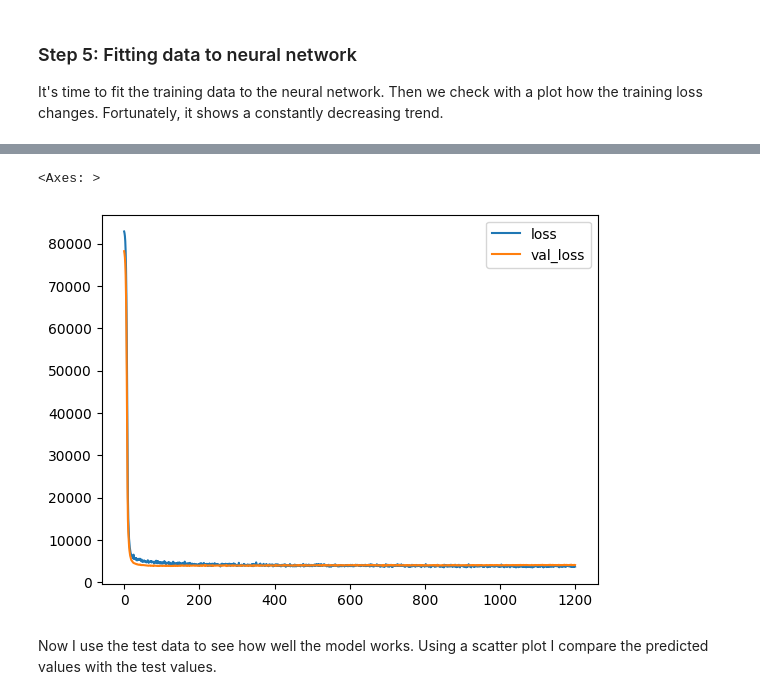
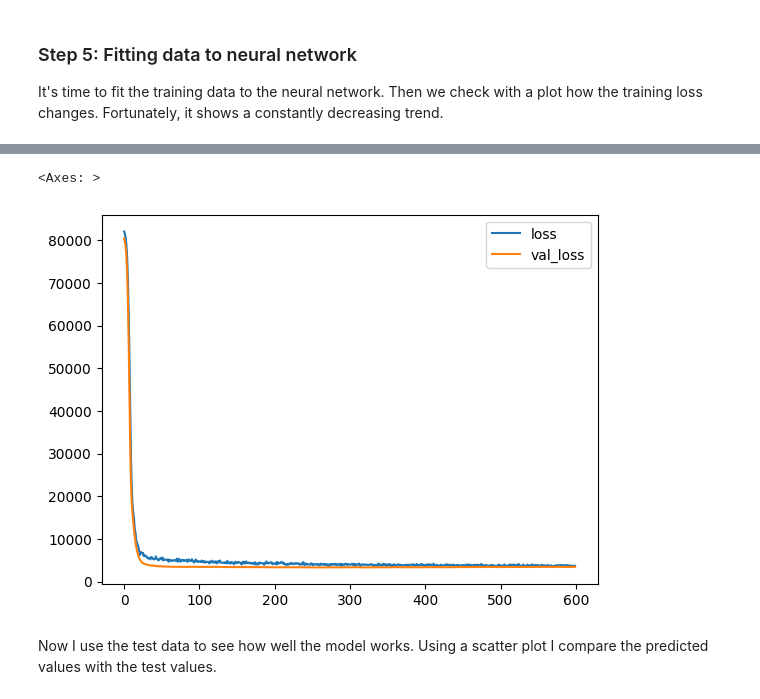
Before and after one commit to FabianZsolt/deeplearning, a Jupyter notebook: Assignments/Exercise project 1 - ANN for regression/Exercise project 1 - ANN for regression File.ipynb, the cells around one changed output, grey strips where cells are left out. Saved outputs shown, nothing was run; the diff lists cells and outputs as text; code cells hidden in the pictures.

```diff
--- a/Assignments/Exercise project 1 - ANN for regression/Exercise project 1 - ANN for regression File.ipynb
+++ b/Assignments/Exercise project 1 - ANN for regression/Exercise project 1 - ANN for regression File.ipynb
@@ -153,7 +131,7 @@ Model: "sequential_2"
 ### Step 5: Fitting data to neural network
 It's time to fit the training data to the neural network. Then we check with a plot how the training loss changes. Fortunately, it shows a constantly decreasing trend.
 # %%
-model.fit(x=X_train, y=y_train, epochs=1200, validation_data=(X_val, y_val))
+model.fit(x=X_train, y=y_train, epochs=600, validation_data=(X_val, y_val))
 
 loss_df = pd.DataFrame(model.history.history)
 loss_df.plot()
@@ -178,5 +156,5 @@ Epoch 1200/1200
 <Axes: >
-[figure, old version]
+[figure, new version]
 # %% [markdown]
 Now I use the test data to see how well the model works. Using a scatter plot I compare the predicted values with the test values.
 # %%
```
Also changed, not shown: parts of 10 cells of this notebook.
